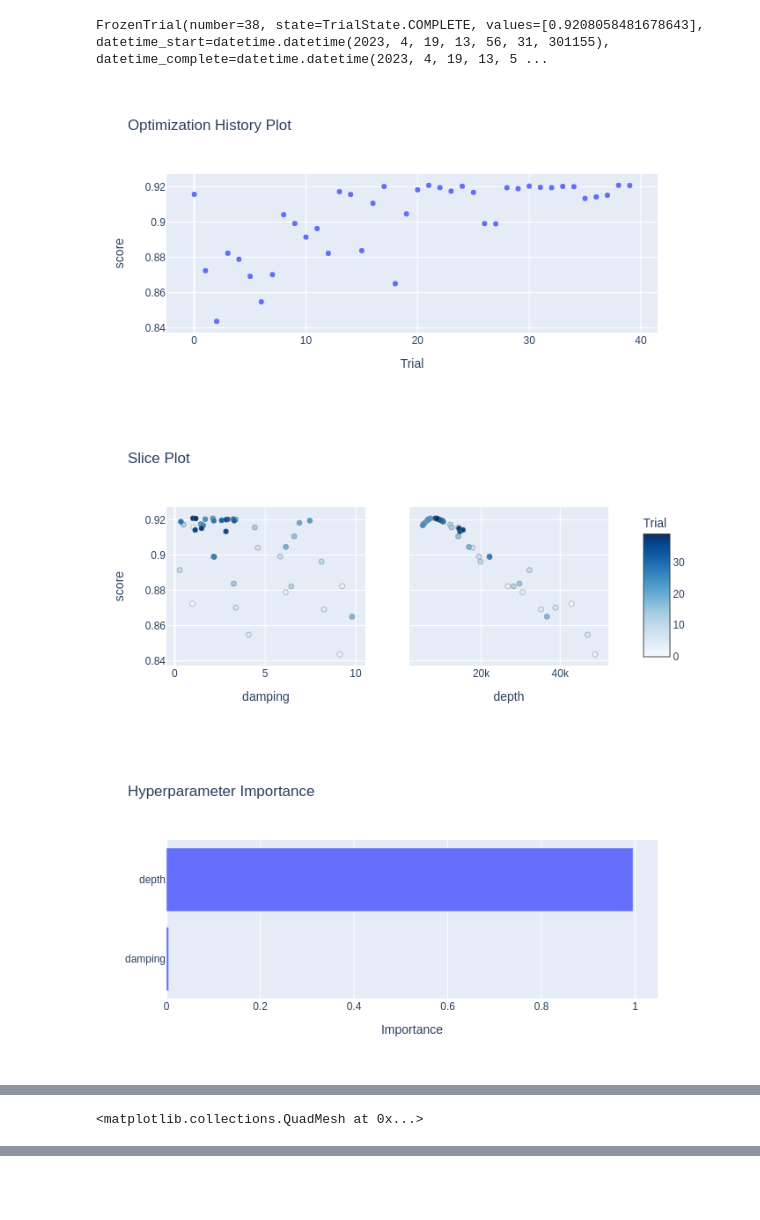
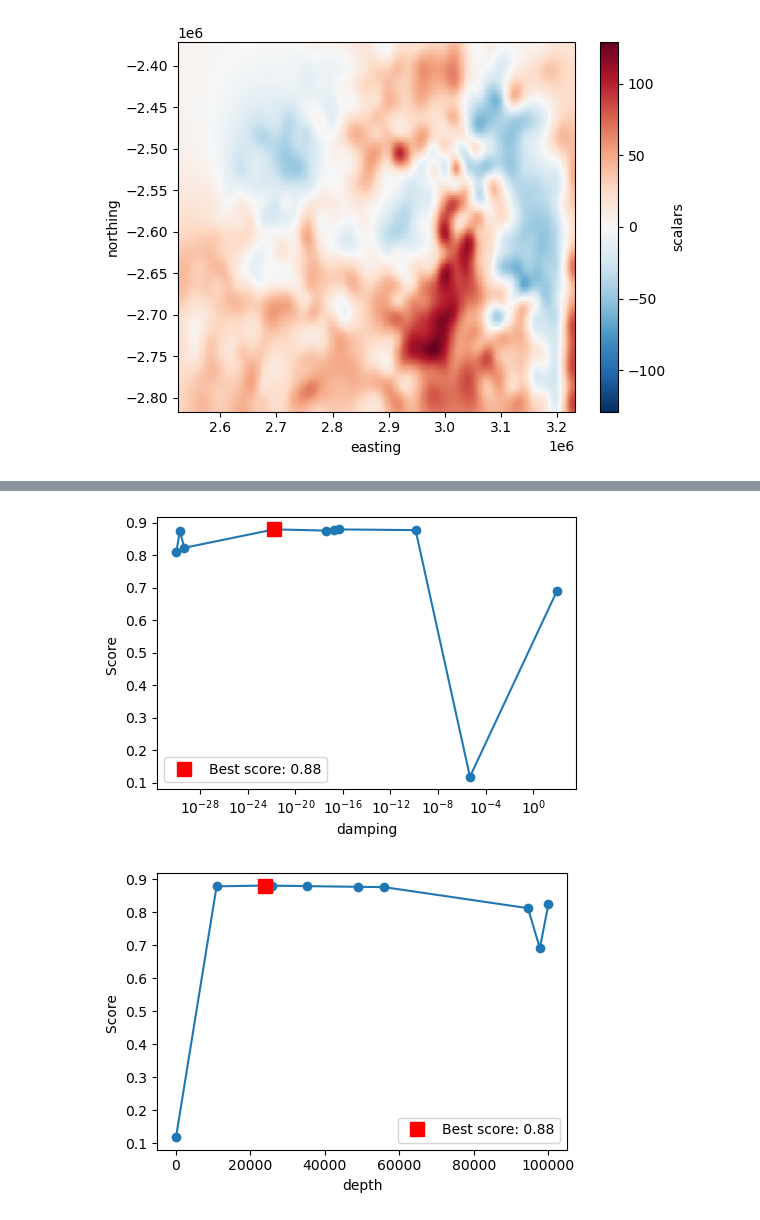
Before and after one commit to mdtanker/RIS_gravity_inversion, a Jupyter notebook: notebooks/misc_notebooks/eq_sources_optimization.ipynb, the cells around one changed output, grey strips where cells are left out. Saved outputs shown, nothing was run; the diff lists cells and outputs as text; code cells hidden in the pictures; blank space fills up the shorter version.

```diff
--- a/notebooks/misc_notebooks/eq_sources_optimization.ipynb
+++ b/notebooks/misc_notebooks/eq_sources_optimization.ipynb
@@ -75,0 +199,13 @@ Best parameters: {'damping': 1, 'depth': 10000.0}
+# %%
+study, eqs = optimization.optimize_eq_source_params(
+    coordinates,
+    data.gravity_disturbance_mgal,
+    n_trials=10,
+    damping_limits=(10**damp_lower, 10**damp_upper),
+    depth_limits=(depth_lower, depth_upper),
+    # damping=None,
+    # depth="default",
+    block_size=20e3,
+    plot=True,
+    # sampler=optuna.integration.BoTorchSampler(n_startup_trials=4)
+)
@@ -76,23 +215,4 @@ Best parameters: {'damping': 1, 'depth': 10000.0}
 # %%
-study_df, eqs = utils.optimize_eq_source_params(
-    coordinates,
-    data.gravity_disturbance_mgal,
-    n_trials=40,
-    damping_limits=[0, 10],
-    depth_limits=[5e3, 50e3],
-    plot=True,
-    parallel=True,
-    # use_existing=True,
-    # fname = f"../optimization_logs/test",
-)
-# Define grid coordinates
-region = vd.get_region(coordinates)
-grid_coords = vd.grid_coordinates(
-    region=region,
-    spacing=2e3,
-    extra_coords=2.5e3,
-)
-
-grid_optim = eqs.grid(grid_coords)
-grid_optim.scalars.plot()
+optimization_result = eqs.grid(grid_coords)
+optimization_result.scalars.plot()
 # %% [output]
@@ -100,4 +220 @@ grid_optim.scalars.plot()
-FrozenTrial(number=38, state=TrialState.COMPLETE, values=[0.9208058481678643], datetime_start=datetime.datetime(2023, 4, 19, 13, 56, 31, 301155), datetime_complete=datetime.datetime(2023, 4, 19, 13, 5 ...
-[figure, old version]
+[figure, new version]
-[figure, removed]
-[figure, removed]
@@ -105 +220,0 @@ FrozenTrial(number=38, state=TrialState.COMPLETE, values=[0.9208058481678643], d
-<matplotlib.collections.QuadMesh at 0x...>
@@ -107 +221,21 @@ FrozenTrial(number=38, state=TrialState.COMPLETE, values=[0.9208058481678643], d
+# %%
+study_df = study.trials_dataframe()
+
+damping_df = study_df.sort_values("params_damping")
+plot_cv_scores(
+    scores=damping_df.value,
+    parameters=damping_df.params_damping,
+    logx=True,
+    x_title="damping",
+)
+
+depth_df = study_df.sort_values("params_depth")
+plot_cv_scores(
+    scores=depth_df.value,
+    parameters=depth_df.params_depth,
+    x_title="depth",
+)
+# %% [output]
+[figure, added]
+[figure, added]
 # %%
```
Also changed, not shown: parts of 13 cells of this notebook, 3 other files.
